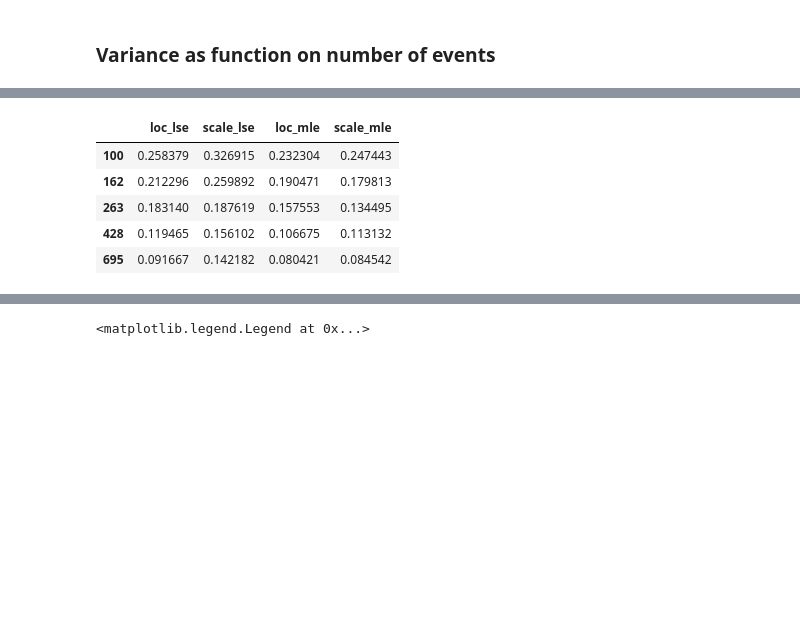
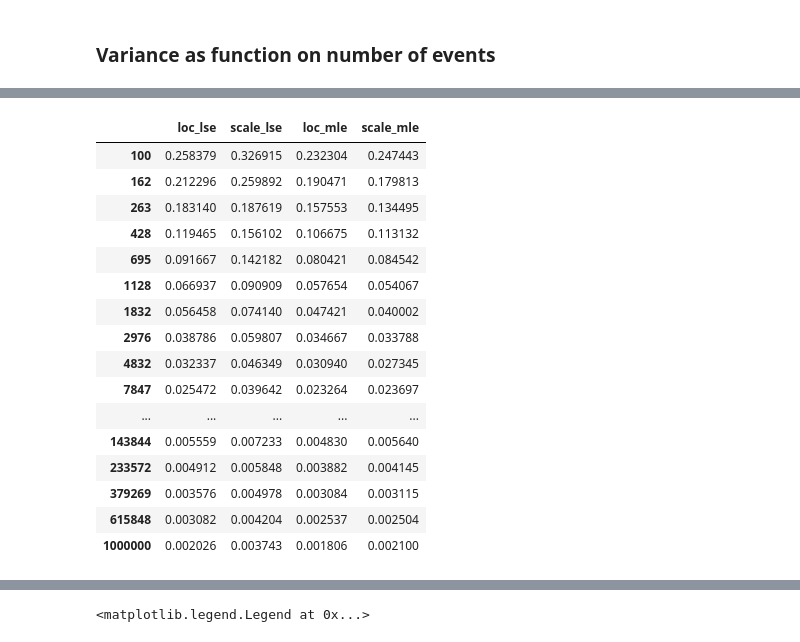
Before and after one commit to localoptimum/emtk, a Jupyter notebook: LSE-MLE comparison.ipynb, the cells around one changed output, grey strips where cells are left out. Drawn from its saved outputs; the diff is of its cells as text; code cells hidden in the pictures; blank space fills up the shorter version.

```diff
--- a/LSE-MLE comparison.ipynb
+++ b/LSE-MLE comparison.ipynb
@@ -253,11 +264,22 @@ pd_means.head()
 # %%
 stds  = {nevents: res[1] for nevents, res in results.items()}
 pd_stds = pd.DataFrame(stds).T
-pd_stds.head()
+pd_stds
 # %% [output]
 |  | loc_lse | scale_lse | loc_mle | scale_mle |
 | 100 | 0.258379 | 0.326915 | 0.232304 | 0.247443 |
 | 162 | 0.212296 | 0.259892 | 0.190471 | 0.179813 |
 | 263 | 0.183140 | 0.187619 | 0.157553 | 0.134495 |
 | 428 | 0.119465 | 0.156102 | 0.106675 | 0.113132 |
 | 695 | 0.091667 | 0.142182 | 0.080421 | 0.084542 |
+| 1128 | 0.066937 | 0.090909 | 0.057654 | 0.054067 |
+| 1832 | 0.056458 | 0.074140 | 0.047421 | 0.040002 |
+| 2976 | 0.038786 | 0.059807 | 0.034667 | 0.033788 |
+| 4832 | 0.032337 | 0.046349 | 0.030940 | 0.027345 |
+| 7847 | 0.025472 | 0.039642 | 0.023264 | 0.023697 |
+| ... | ... | ... | ... | ... |
+| 143844 | 0.005559 | 0.007233 | 0.004830 | 0.005640 |
+| 233572 | 0.004912 | 0.005848 | 0.003882 | 0.004145 |
+| 379269 | 0.003576 | 0.004978 | 0.003084 | 0.003115 |
+| 615848 | 0.003082 | 0.004204 | 0.002537 | 0.002504 |
+| 1000000 | 0.002026 | 0.003743 | 0.001806 | 0.002100 |
```
Also changed, not shown: parts of 5 cells of this notebook.
